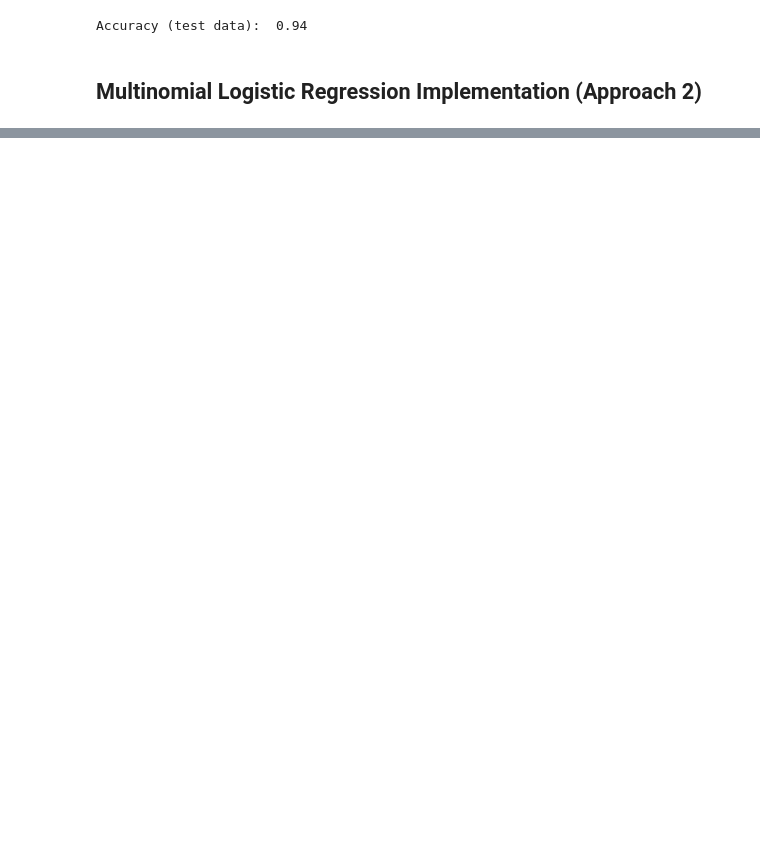
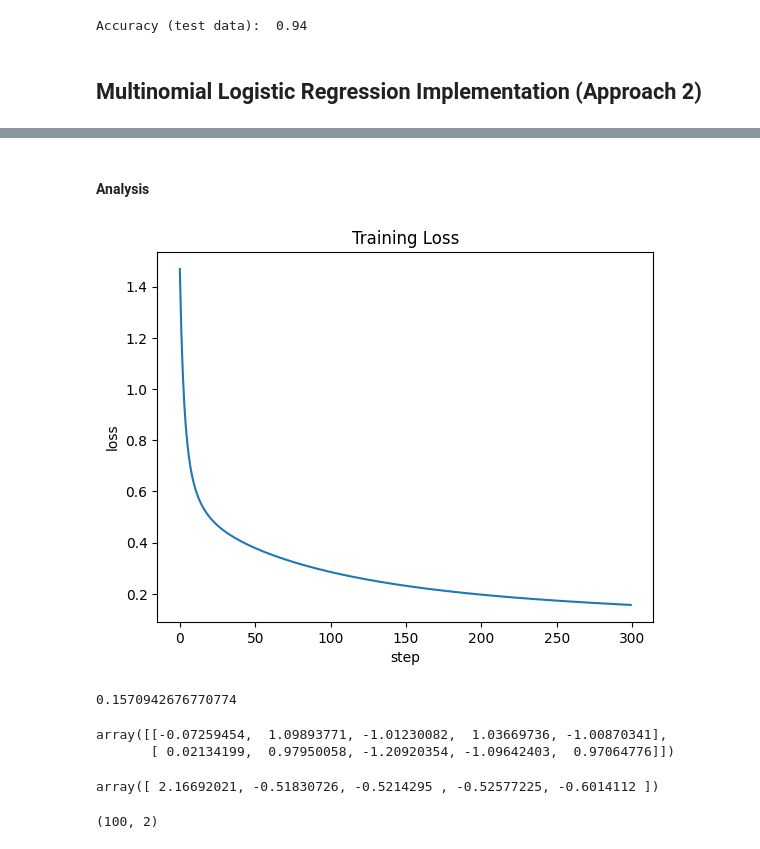
Before and after one commit to wadamiru/manual-ml, a Jupyter notebook: projects/classification/notebooks/logistic_regression_multiclass.ipynb, the cells around one changed output, grey strips where cells are left out. Saved outputs shown, nothing was run; the diff lists cells and outputs as text; code cells hidden in the pictures; blank space fills up the shorter version.

Commit message:
Multinomial logistic regression implementation donw

```diff
--- a/projects/classification/notebooks/logistic_regression_multiclass.ipynb
+++ b/projects/classification/notebooks/logistic_regression_multiclass.ipynb
@@ -280,0 +318,4 @@ def forward(x, w, b): #x: (N, nin), w: (nin, K), b: (1, K)
+# %%
+def cross_entropyMulti(y, pred): # y: (N,) pred: (N, K)
+    loss = -np.log(pred[np.arange(len(y)), y] +1e-15) # select probs of true class, add epsilon to avoid log 0
+    return np.mean(loss)
@@ -280,0 +354,9 @@ def forward(x, w, b): #x: (N, nin), w: (nin, K), b: (1, K)
+# %%
+def gradMulti(x, y, p): # x: (N, nin), y: (N,), p: (N, K)
+    # y(N,) -> (N, K): one-hot
+    _y = np.zeros_like(p) # (N, K)
+    _y[np.arange(x.shape[0]), y] = 1
+
+    dw = (1/x.shape[0])*(x.T @ (p-_y)) # (d, K)
+    db = np.mean(p-_y, axis=0) # (K,)
+    return dw, db
@@ -280,0 +365,23 @@ def forward(x, w, b): #x: (N, nin), w: (nin, K), b: (1, K)
+# %%
+def trainMulti(x, y, K, steps=300, lr=0.1):
+    # parameter setup
+    w = np.random.randn(x.shape[1], K)*0.1 # (nin, K)
+    b = np.zeros(K) # np will broadcast to (K,)
+    loss = [] # loss history
+    for s in range(steps):
+        # forward pass
+        p = forwardMulti(x, w, b)
+        # loss
+        steploss = cross_entropyMulti(y, p)
+        loss.append(steploss)
+        # backward
+        dw, db = gradMulti(x, y, p)
+        # gradient descent
+        w -= lr*dw
+        b -= lr*db
+
+        if s%50==0:
+            print(f"step: {s:4d} | loss: {steploss:.4f}")
+    return (w, b), loss
+# %%
+thetaMulti, lossMulti = trainMulti(x, y, K)
@@ -280,0 +395,26 @@ def forward(x, w, b): #x: (N, nin), w: (nin, K), b: (1, K)
+# %% [markdown]
+#### Analysis
+# %%
+plt.plot(lossMulti)
+plt.title("Training Loss")
+plt.xlabel("step")
+plt.ylabel("loss")
+plt.show()
+# %% [output]
+[figure, added]
+# %%
+# final loss
+lossMulti[-1]
+# %% [output]
+0.1570942676770774
+# %%
+# weights
+thetaMulti[0]
+# %% [output]
+array([[-0.07259454,  1.09893771, -1.01230082,  1.03669736, -1.00870341],
+       [ 0.02134199,  0.97950058, -1.20920354, -1.09642403,  0.97064776]])
+# %%
+# biases
+thetaMulti[1]
+# %% [output]
+array([ 2.16692021, -0.51830726, -0.5214295 , -0.52577225, -0.6014112 ])
@@ -280,0 +425,4 @@ def forward(x, w, b): #x: (N, nin), w: (nin, K), b: (1, K)
+# %%
+xte.shape
+# %% [output]
+(100, 2)
```
Also changed, not shown: parts of 27 cells of this notebook.
